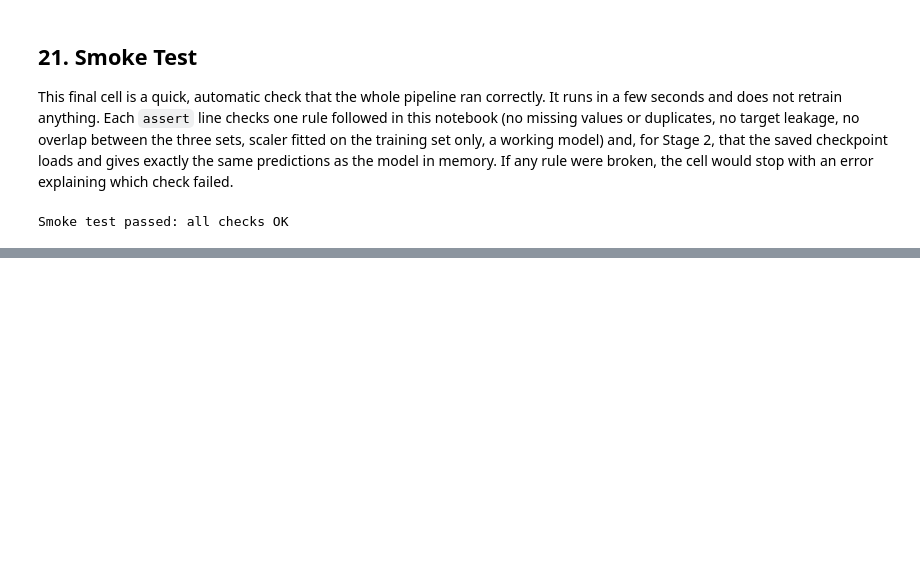
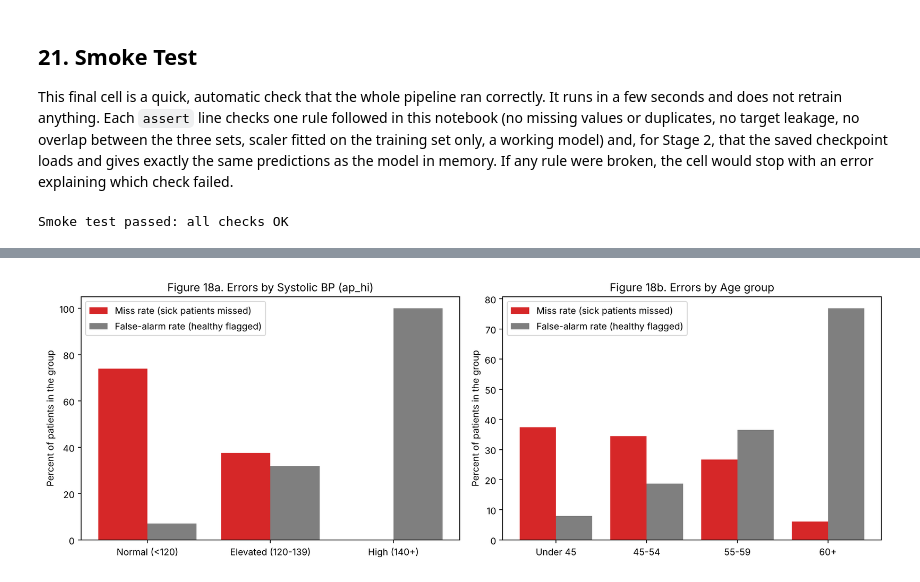
Before and after one commit to Kristina-Kojic/3000-AISE, a Jupyter notebook: DS3000_Project_Group01.ipynb, the cells around one changed output, grey strips where cells are left out. Saved outputs shown, nothing was run; the diff lists cells and outputs as text; code cells hidden in the pictures; blank space fills up the shorter version.

```diff
--- a/DS3000_Project_Group01.ipynb
+++ b/DS3000_Project_Group01.ipynb
@@ -1548,0 +1959,26 @@ Smoke test passed: all checks OK
+# %%
+# Gender is coded 1/2 in the dataset; the code with the taller average height is labelled "Men"
+taller_code = X_test.groupby("gender")["height"].mean().idxmax()
+groups = pd.DataFrame({
+    "Systolic BP (ap_hi)": pd.cut(X_test["ap_hi"], [0, 119, 139, 1000],
+                                  labels=["Normal (<120)", "Elevated (120-139)", "High (140+)"]),
+    "Age group": pd.cut(X_test["age_years"], [0, 44, 54, 59, 200], labels=["Under 45", "45-54", "55-59", "60+"]),
+    "BMI group": pd.cut(X_test["bmi"], [0, 24.9, 29.9, 1000], labels=["Under 25", "25-29.9", "30+"]),
+    "Gender": np.where(X_test["gender"] == taller_code, "Men", "Women"),
+}, index=X_test.index)
+
+def group_rates(column):
+    rows = []
+    for value, idx in groups.groupby(column, observed=True).groups.items():
+        truth, pred = y_test.loc[idx].to_numpy(), pd.Series(test_pred_final, index=y_test.index).loc[idx].to_numpy()
+        rows.append({"Grouping": column, "Group": value, "Patients": len(idx),
+                     "Disease rate (%)": truth.mean() * 100,
+                     "Recall (%)": recall_score(truth, pred) * 100,
+                     "Miss rate (%)": (1 - recall_score(truth, pred)) * 100,
+                     "False-alarm rate (%)": ((pred == 1) & (truth == 0)).sum() / max((truth == 0).sum(), 1) * 100,
+                     "Accuracy (%)": accuracy_score(truth, pred) * 100})
+    return rows
+
+failure_table = pd.DataFrame([row for column in groups.columns for row in group_rates(column)])
+print("Table 11. Final model on the test set, by patient group")
+failure_table.round(1)
@@ -1548,0 +2000,16 @@ Smoke test passed: all checks OK
+# %%
+fig, axes = plt.subplots(1, 2, figsize=(13, 4.5))
+for ax, column in zip(axes, ["Systolic BP (ap_hi)", "Age group"]):
+    subset = failure_table[failure_table["Grouping"] == column]
+    positions = np.arange(len(subset))
+    ax.bar(positions - 0.2, subset["Miss rate (%)"], width=0.4, label="Miss rate (sick patients missed)", color="#d62728")
+    ax.bar(positions + 0.2, subset["False-alarm rate (%)"], width=0.4, label="False-alarm rate (healthy flagged)", color="#7f7f7f")
+    ax.set_xticks(positions)
+    ax.set_xticklabels(subset["Group"].astype(str))
+    ax.set_ylabel("Percent of patients in the group")
+    ax.set_title(f"Figure 18{'a' if column.startswith('Systolic') else 'b'}. Errors by {column}")
+    ax.legend()
+plt.tight_layout()
+plt.show()
+# %% [output]
+[figure, added]
```
Also changed, not shown: parts of 45 cells of this notebook, 2 other files.
